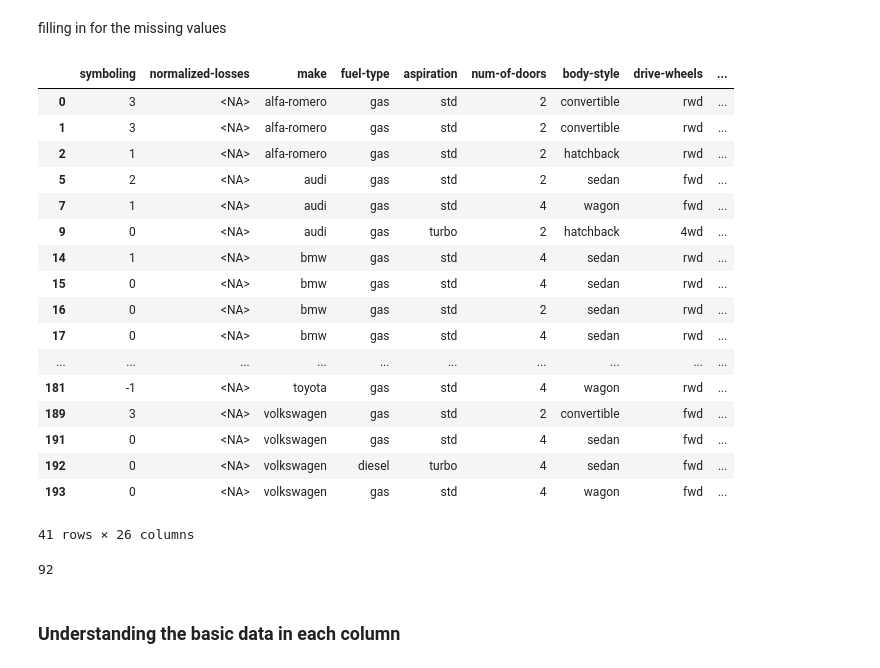
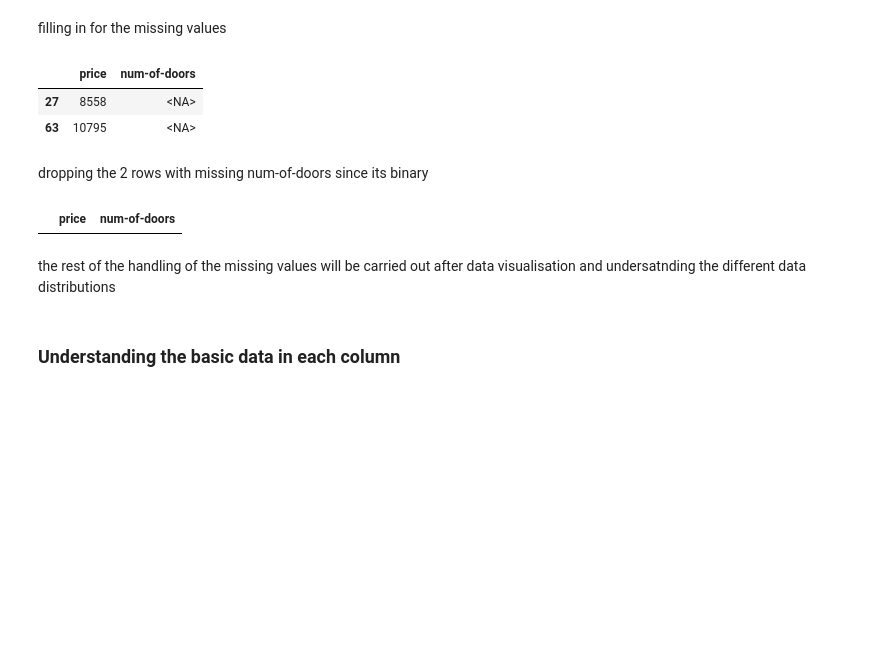
Before and after one commit to kasuleBS/automobile_analysis, a Jupyter notebook: analysis_file.ipynb, the cells around one changed output. Cells and saved outputs as stored; diff of their text form; code cells hidden in the pictures; blank space fills up the shorter version.

Commit message:
did some data cleaning on missing data

```diff
--- a/analysis_file.ipynb
+++ b/analysis_file.ipynb
@@ -429,27 +429,10 @@ number of numerical null values in the price column is 4
 filling in for the missing values
 # %%
 # finding out whic rows actually have missing values
-automobile_df[automobile_df['normalized-losses'].isnull()]
+automobile_df[automobile_df['num-of-doors'].isnull()][['price','num-of-doors']]
 # %% [output]
-|  | symboling | normalized-losses | make | fuel-type | aspiration | num-of-doors | body-style | drive-wheels | ... |
-| 0 | 3 | <NA> | alfa-romero | gas | std | 2 | convertible | rwd | ... |
-| 1 | 3 | <NA> | alfa-romero | gas | std | 2 | convertible | rwd | ... |
-| 2 | 1 | <NA> | alfa-romero | gas | std | 2 | hatchback | rwd | ... |
-| 5 | 2 | <NA> | audi | gas | std | 2 | sedan | fwd | ... |
-| 7 | 1 | <NA> | audi | gas | std | 4 | wagon | fwd | ... |
-| 9 | 0 | <NA> | audi | gas | turbo | 2 | hatchback | 4wd | ... |
-| 14 | 1 | <NA> | bmw | gas | std | 4 | sedan | rwd | ... |
-| 15 | 0 | <NA> | bmw | gas | std | 4 | sedan | rwd | ... |
-| 16 | 0 | <NA> | bmw | gas | std | 2 | sedan | rwd | ... |
-| 17 | 0 | <NA> | bmw | gas | std | 4 | sedan | rwd | ... |
-| ... | ... | ... | ... | ... | ... | ... | ... | ... | ... |
-| 181 | -1 | <NA> | toyota | gas | std | 4 | wagon | rwd | ... |
-| 189 | 3 | <NA> | volkswagen | gas | std | 2 | convertible | fwd | ... |
-| 191 | 0 | <NA> | volkswagen | gas | std | 4 | sedan | fwd | ... |
-| 192 | 0 | <NA> | volkswagen | diesel | turbo | 4 | sedan | fwd | ... |
-| 193 | 0 | <NA> | volkswagen | gas | std | 4 | wagon | fwd | ... |
+|  | price | num-of-doors |
+| 27 | 8558 | <NA> |
+| 63 | 10795 | <NA> |
-41 rows × 26 columns
-# %%
-automobile_df[automobile_df['symboling'] <= 0].make.count()
-# %% [output]
-92
+# %% [markdown]
+dropping the 2 rows with missing num-of-doors since its binary
@@ -456,3 +444,10 @@ automobile_df[automobile_df['symboling'] <= 0].make.count()
+# %%
+# finding out whic rows actually have missing values
+automobile_df[automobile_df['num-of-doors'].isnull()][['price','num-of-doors']]
+# %% [output]
+|  | price | num-of-doors |
+# %% [markdown]
+the rest of the handling of the missing values will be carried out after data visualisation and undersatnding the different data distributions
 # %% [markdown]
 ### Understanding the basic data in each column
 # %%
```
Also changed, not shown: parts of 30 cells of this notebook, 1 other file.
